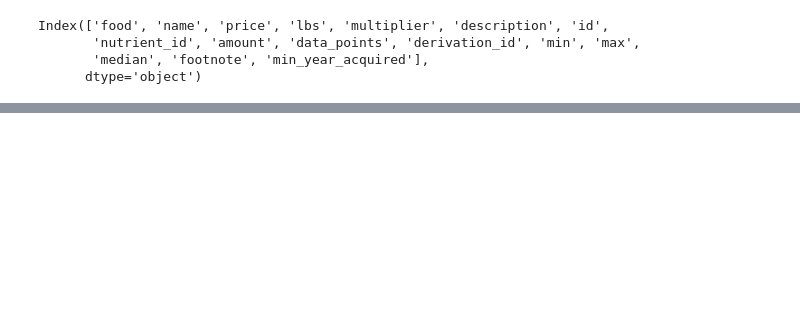
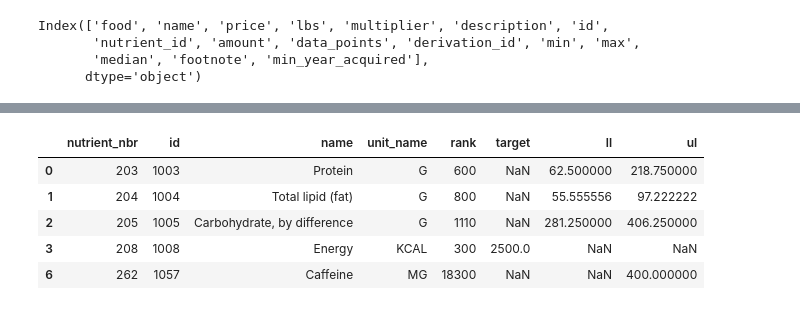
Before and after one commit to evanglas/food-analysis, a Jupyter notebook: f2.ipynb, the cells around one changed output, grey strips where cells are left out. Cells and saved outputs as stored; diff of their text form; code cells hidden in the pictures; blank space fills up the shorter version.

```diff
--- a/f2.ipynb
+++ b/f2.ipynb
@@ -132,3 +130,15 @@ ppnu(cnap, 'PUFA 20:5 n-3 (EPA)')
 85 rows × 17 columns
 # %%
 cnap.to_parquet('core_nutrient_amounts_prices_v2.parquet')
+# %%
+constraints= pd.read_csv('nutrient_constraints_csv.csv')
+cne = constraints.loc[constraints.target.notna() | constraints.ll.notna() | constraints.ul.notna()]
+# %%
+cne.head()
+# %% [output]
+|  | nutrient_nbr | id | name | unit_name | rank | target | ll | ul |
+| 0 | 203 | 1003 | Protein | G | 600 | NaN | 62.500000 | 218.750000 |
+| 1 | 204 | 1004 | Total lipid (fat) | G | 800 | NaN | 55.555556 | 97.222222 |
+| 2 | 205 | 1005 | Carbohydrate, by difference | G | 1110 | NaN | 281.250000 | 406.250000 |
+| 3 | 208 | 1008 | Energy | KCAL | 300 | 2500.0 | NaN | NaN |
+| 6 | 262 | 1057 | Caffeine | MG | 18300 | NaN | NaN | 400.000000 |
```
Also changed, not shown: parts of 9 cells of this notebook, 5 other files.
